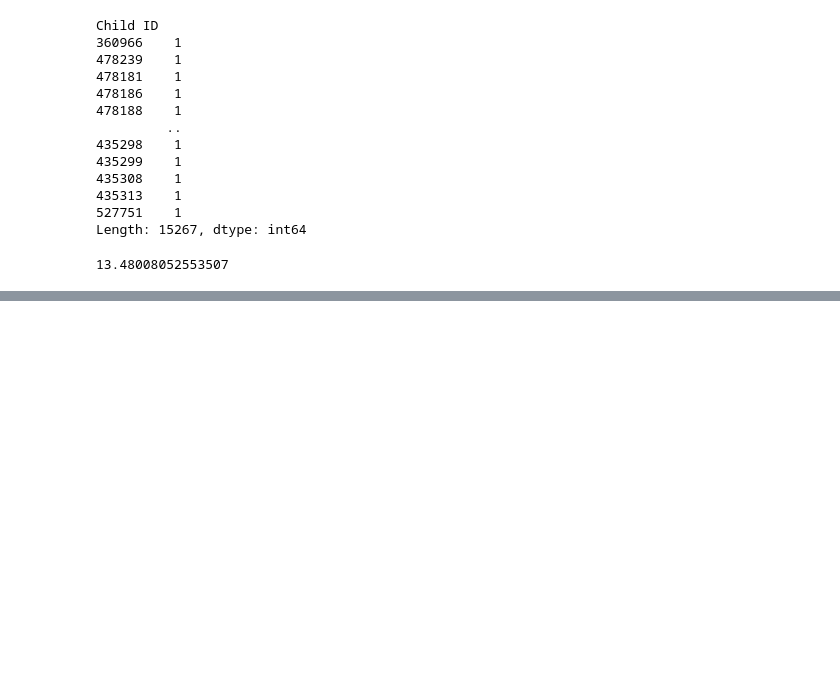
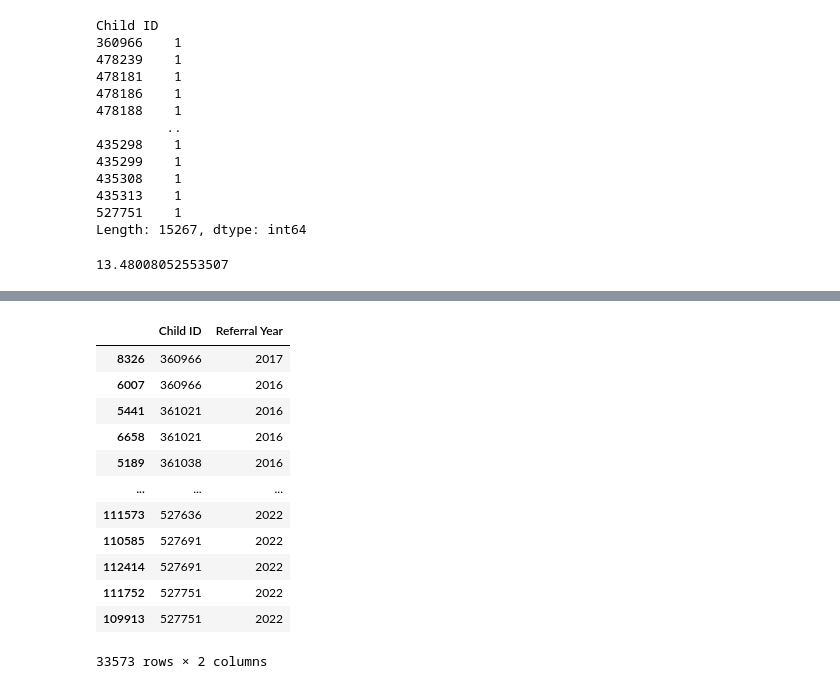
Before and after one commit to NSS-Full-Time-Data-Analytics-7/teis_project-syndrome, a Jupyter notebook: notebooks/LDR Question 1.ipynb, the cells around one changed output, grey strips where cells are left out. Drawn from its saved outputs; the diff is of its cells as text; code cells hidden in the pictures; blank space fills up the shorter version.

```diff
--- a/notebooks/ldr_teis_Ques_1.ipynb
+++ b/notebooks/LDR Question 1.ipynb
@@ -229,0 +187,17 @@ dups_df.groupby('POE').count()
+# %%
+RY1 = RY.loc[slicerdf.duplicated(subset='Child ID', keep=False)]
+RY1.sort_values(by = "Child ID")
+# %% [output]
+|  | Child ID | Referral Year |
+| 8326 | 360966 | 2017 |
+| 6007 | 360966 | 2016 |
+| 5441 | 361021 | 2016 |
+| 6658 | 361021 | 2016 |
+| 5189 | 361038 | 2016 |
+| ... | ... | ... |
+| 111573 | 527636 | 2022 |
+| 110585 | 527691 | 2022 |
+| 112414 | 527691 | 2022 |
+| 111752 | 527751 | 2022 |
+| 109913 | 527751 | 2022 |
+33573 rows × 2 columns
```
Also changed, not shown: parts of 16 cells of this notebook, 1 other file.
